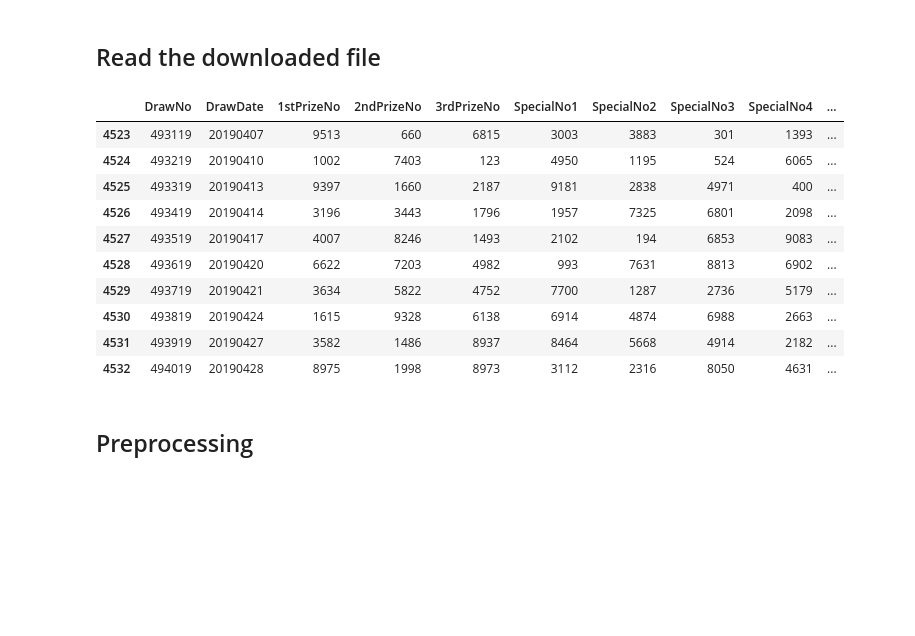
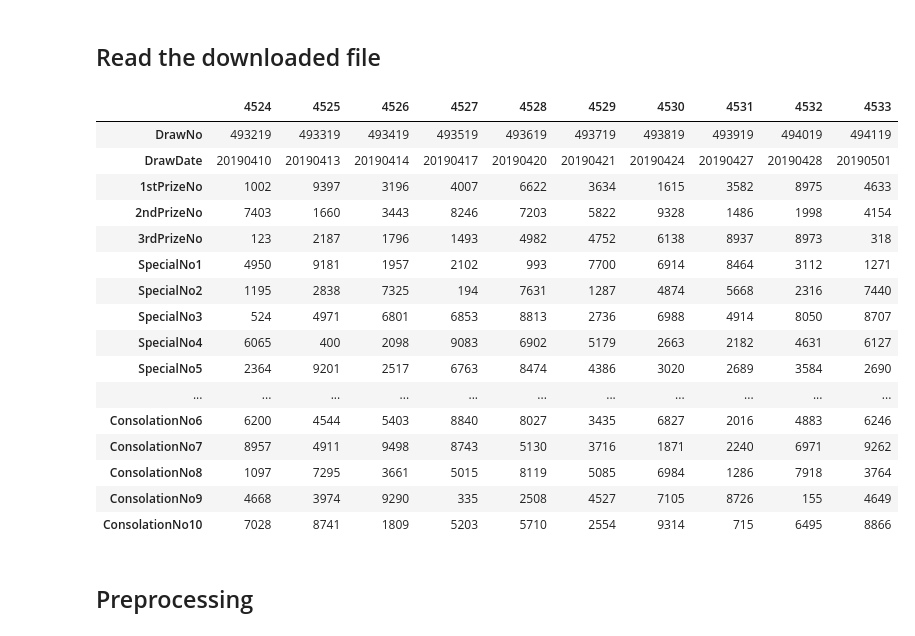
Before and after one commit to mengwangk/dl-projects, a Jupyter notebook: fortunenet.ipynb, the cells around one changed output. Saved outputs shown, nothing was run; the diff lists cells and outputs as text; code cells hidden in the pictures; blank space fills up the shorter version.

```diff
--- a/fortunenet.ipynb
+++ b/fortunenet.ipynb
@@ -108,19 +111,25 @@ downloaded_file = _4D_ZIP
 df = pd.read_csv(downloaded_file, header=0, sep=',', quotechar='"')
 # %%
 # Tail the last 10 rows
-df.tail(10)
+df.tail(10).T
 # %% [output]
-|  | DrawNo | DrawDate | 1stPrizeNo | 2ndPrizeNo | 3rdPrizeNo | SpecialNo1 | SpecialNo2 | SpecialNo3 | SpecialNo4 | ... |
-| 4523 | 493119 | 20190407 | 9513 | 660 | 6815 | 3003 | 3883 | 301 | 1393 | ... |
-| 4524 | 493219 | 20190410 | 1002 | 7403 | 123 | 4950 | 1195 | 524 | 6065 | ... |
-| 4525 | 493319 | 20190413 | 9397 | 1660 | 2187 | 9181 | 2838 | 4971 | 400 | ... |
-| 4526 | 493419 | 20190414 | 3196 | 3443 | 1796 | 1957 | 7325 | 6801 | 2098 | ... |
-| 4527 | 493519 | 20190417 | 4007 | 8246 | 1493 | 2102 | 194 | 6853 | 9083 | ... |
-| 4528 | 493619 | 20190420 | 6622 | 7203 | 4982 | 993 | 7631 | 8813 | 6902 | ... |
-| 4529 | 493719 | 20190421 | 3634 | 5822 | 4752 | 7700 | 1287 | 2736 | 5179 | ... |
-| 4530 | 493819 | 20190424 | 1615 | 9328 | 6138 | 6914 | 4874 | 6988 | 2663 | ... |
-| 4531 | 493919 | 20190427 | 3582 | 1486 | 8937 | 8464 | 5668 | 4914 | 2182 | ... |
-| 4532 | 494019 | 20190428 | 8975 | 1998 | 8973 | 3112 | 2316 | 8050 | 4631 | ... |
+|  | 4524 | 4525 | 4526 | 4527 | 4528 | 4529 | 4530 | 4531 | 4532 | 4533 |
+| DrawNo | 493219 | 493319 | 493419 | 493519 | 493619 | 493719 | 493819 | 493919 | 494019 | 494119 |
+| DrawDate | 20190410 | 20190413 | 20190414 | 20190417 | 20190420 | 20190421 | 20190424 | 20190427 | 20190428 | 20190501 |
+| 1stPrizeNo | 1002 | 9397 | 3196 | 4007 | 6622 | 3634 | 1615 | 3582 | 8975 | 4633 |
+| 2ndPrizeNo | 7403 | 1660 | 3443 | 8246 | 7203 | 5822 | 9328 | 1486 | 1998 | 4154 |
+| 3rdPrizeNo | 123 | 2187 | 1796 | 1493 | 4982 | 4752 | 6138 | 8937 | 8973 | 318 |
+| SpecialNo1 | 4950 | 9181 | 1957 | 2102 | 993 | 7700 | 6914 | 8464 | 3112 | 1271 |
+| SpecialNo2 | 1195 | 2838 | 7325 | 194 | 7631 | 1287 | 4874 | 5668 | 2316 | 7440 |
+| SpecialNo3 | 524 | 4971 | 6801 | 6853 | 8813 | 2736 | 6988 | 4914 | 8050 | 8707 |
+| SpecialNo4 | 6065 | 400 | 2098 | 9083 | 6902 | 5179 | 2663 | 2182 | 4631 | 6127 |
+| SpecialNo5 | 2364 | 9201 | 2517 | 6763 | 8474 | 4386 | 3020 | 2689 | 3584 | 2690 |
+| ... | ... | ... | ... | ... | ... | ... | ... | ... | ... | ... |
+| ConsolationNo6 | 6200 | 4544 | 5403 | 8840 | 8027 | 3435 | 6827 | 2016 | 4883 | 6246 |
+| ConsolationNo7 | 8957 | 4911 | 9498 | 8743 | 5130 | 3716 | 1871 | 2240 | 6971 | 9262 |
+| ConsolationNo8 | 1097 | 7295 | 3661 | 5015 | 8119 | 5085 | 6984 | 1286 | 7918 | 3764 |
+| ConsolationNo9 | 4668 | 3974 | 9290 | 335 | 2508 | 4527 | 7105 | 8726 | 155 | 4649 |
+| ConsolationNo10 | 7028 | 8741 | 1809 | 5203 | 5710 | 2554 | 9314 | 715 | 6495 | 8866 |
 # %% [markdown]
 ## Preprocessing
 # %% [markdown]
```
Also changed, not shown: parts of 26 cells of this notebook.
